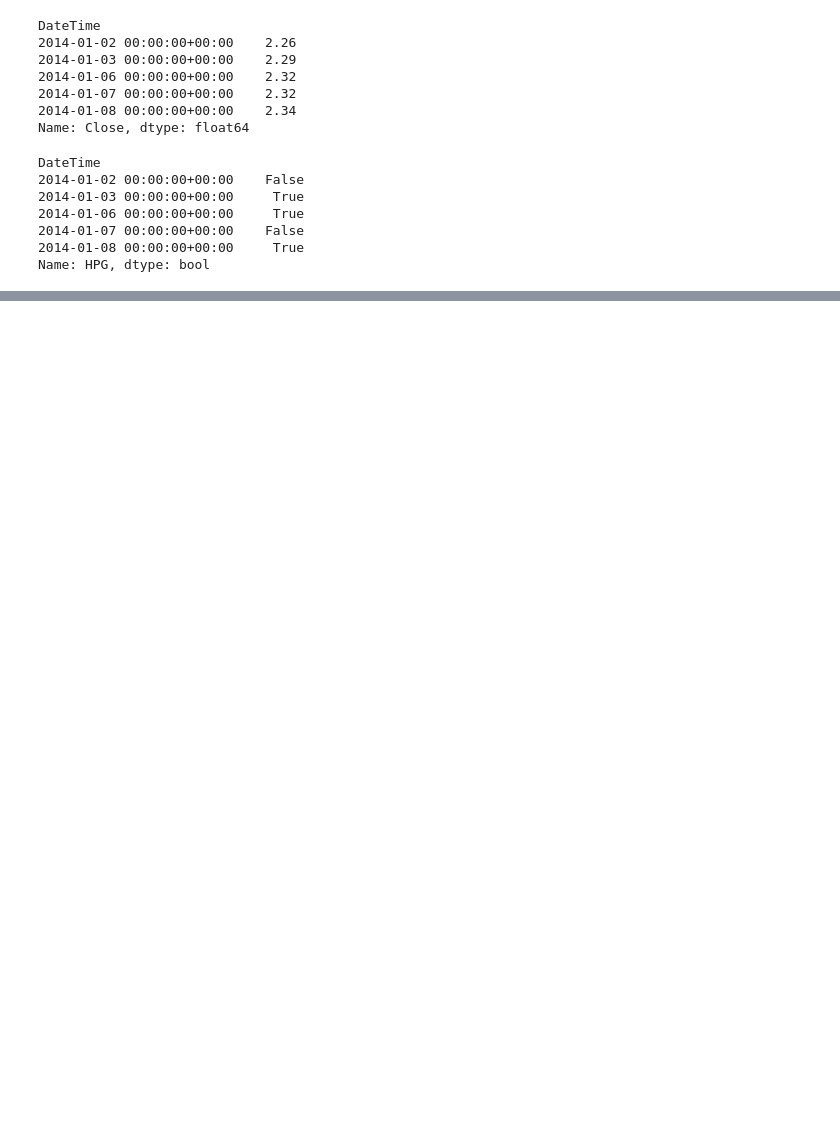
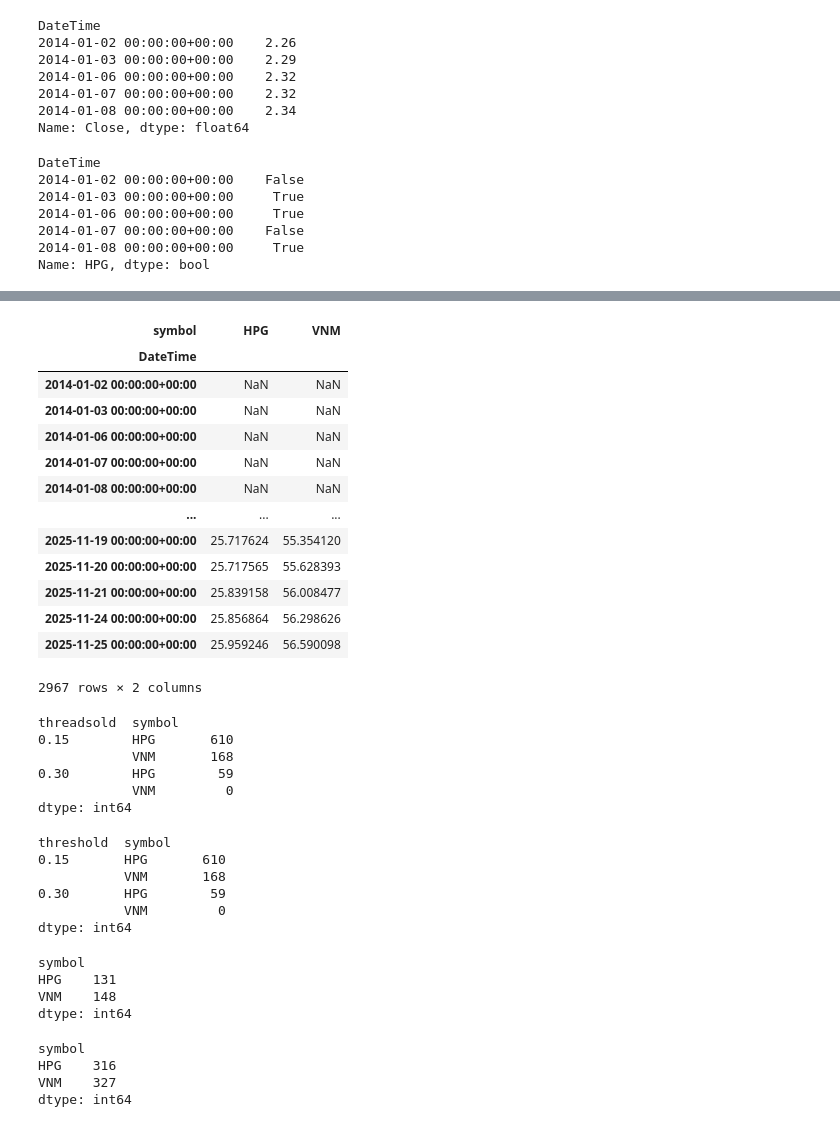
Before and after one commit to manhhung0221/vectorbtLearn, a Jupyter notebook: SignalDev.ipynb, the cells around one changed output, grey strips where cells are left out. Cells and saved outputs as stored; diff of their text form; code cells hidden in the pictures; blank space fills up the shorter version.

```diff
--- a/SignalDev.ipynb
+++ b/SignalDev.ipynb
@@ -93,0 +113,65 @@ dtype: int64
+# %%
+bb=vbt.talib("BBANDS").run(
+    data.get("Close"),
+    timeperiod=vbt.Default(14),
+    nbdevup=vbt.Default(2),
+    nbdevdn=vbt.Default(2)
+)
+bb.lowerband
+# %% [output]
+| symbol | HPG | VNM |
+| DateTime |  |  |
+| 2014-01-02 00:00:00+00:00 | NaN | NaN |
+| 2014-01-03 00:00:00+00:00 | NaN | NaN |
+| 2014-01-06 00:00:00+00:00 | NaN | NaN |
+| 2014-01-07 00:00:00+00:00 | NaN | NaN |
+| 2014-01-08 00:00:00+00:00 | NaN | NaN |
+| ... | ... | ... |
+| 2025-11-19 00:00:00+00:00 | 25.717624 | 55.354120 |
+| 2025-11-20 00:00:00+00:00 | 25.717565 | 55.628393 |
+| 2025-11-21 00:00:00+00:00 | 25.839158 | 56.008477 |
+| 2025-11-24 00:00:00+00:00 | 25.856864 | 56.298626 |
+| 2025-11-25 00:00:00+00:00 | 25.959246 | 56.590098 |
+2967 rows × 2 columns
+# %%
+bandwidth=(bb.upperband-bb.lowerband)/bb.middleband
+mask=bandwidth.vbt>vbt.Param([0.15,0.3],name='threadsold')
+mask.sum()
+# %% [output]
+threadsold  symbol
+0.15        HPG       610
+            VNM       168
+0.30        HPG        59
+            VNM         0
+dtype: int64
+# %%
+import pandas as pd
+mask = pd.concat(
+    (bandwidth > 0.15, bandwidth > 0.3),
+    keys=pd.Index([0.15, 0.3], name="threshold"),
+    axis=1
+)
+mask.sum()
+# %% [output]
+threshold  symbol
+0.15       HPG       610
+           VNM       168
+0.30       HPG        59
+           VNM         0
+dtype: int64
+# %%
+low_below_lband=data.get("Low")<bb.lowerband
+mask=low_below_lband.vbt.signals.first(after_false=True)
+mask.sum()
+# %% [output]
+symbol
+HPG    131
+VNM    148
+dtype: int64
+# %%
+low_below_lband.sum()
+# %% [output]
+symbol
+HPG    316
+VNM    327
+dtype: int64
```
Also changed, not shown: parts of 23 cells of this notebook, 1 other file.
